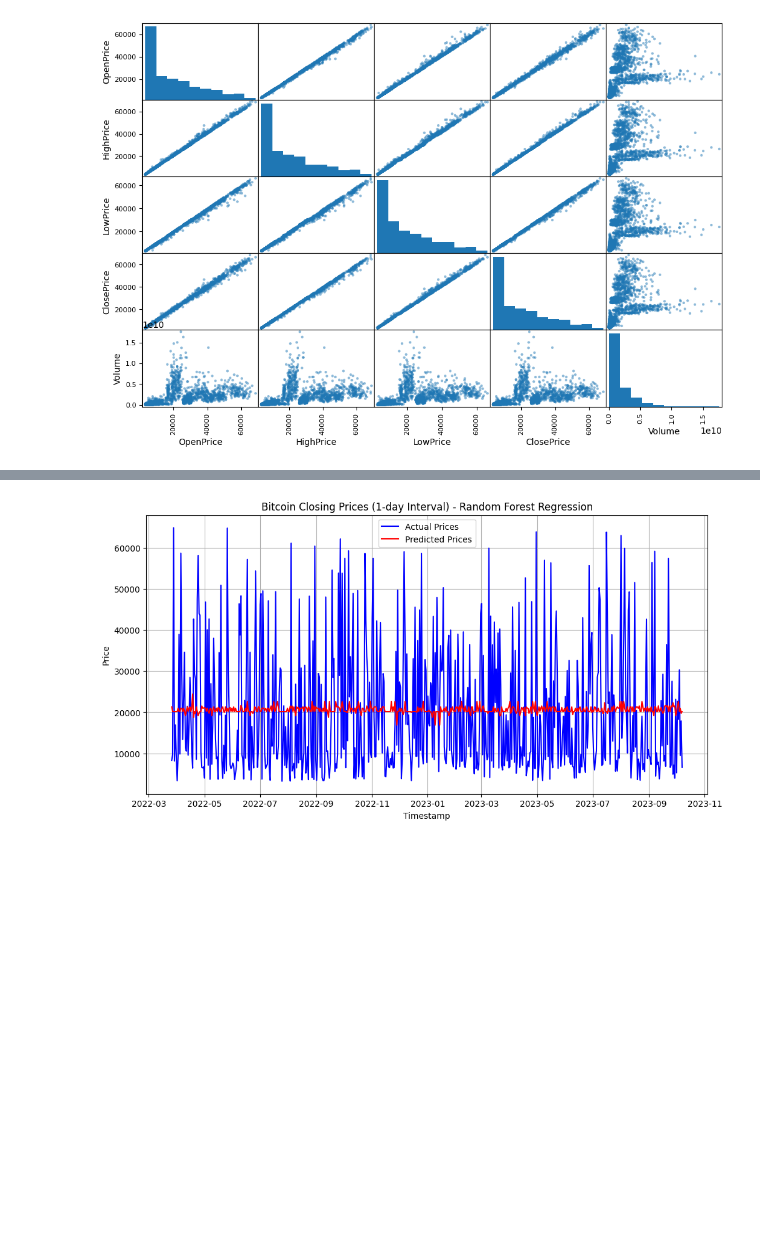
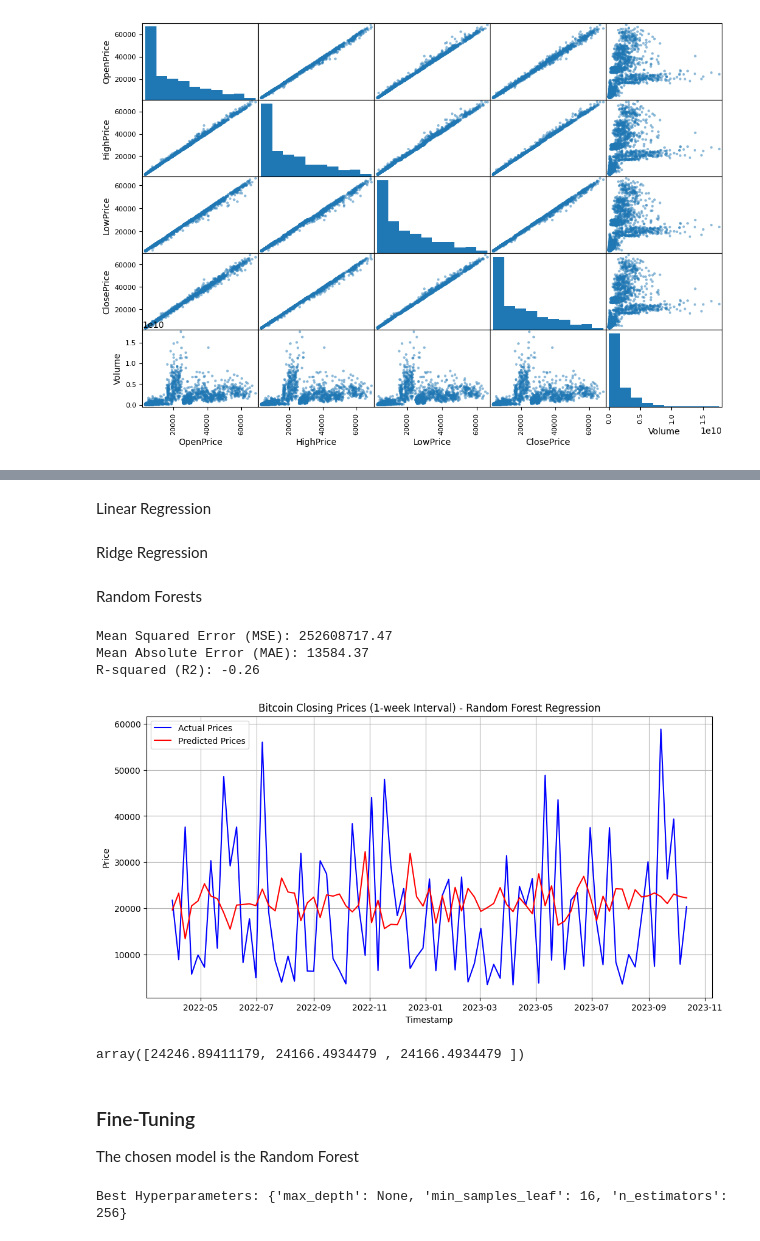
Before and after one commit to deeckn/bitcoin-predictions, a Jupyter notebook: main.ipynb, the cells around one changed output, grey strips where cells are left out. Saved outputs shown, nothing was run; the diff lists cells and outputs as text; code cells hidden in the pictures; blank space fills up the shorter version.

Commit message:
Random forests

```diff
--- a/main.ipynb
+++ b/main.ipynb
@@ -144,11 +148,18 @@ array([[<Axes: xlabel='OpenPrice', ylabel='OpenPrice'>,
+# %% [markdown]
+Linear Regression
+# %% [markdown]
+Ridge Regression
+# %% [markdown]
+Random Forests
 # %%
 from sklearn.ensemble import RandomForestRegressor
 
 RANDOM_STATE = 42
 # %%
 from sklearn.model_selection import train_test_split
+from sklearn.metrics import mean_squared_error, mean_absolute_error, r2_score
 
-def plot_price_predictions(title, interval_df, model, hyperparameters):
+def plot_price_predictions(title, interval_df, model):
     X = interval_df["CloseTimestamp"].values.astype(int).reshape(-1, 1)
     y = interval_df["ClosePrice"]
 
@@ -157,6 +168,14 @@ def plot_price_predictions(title, interval_df, model, hyperparameters):
     model.fit(X_train, y_train)
 
     y_pred = model.predict(X_test)
+
+    mse = mean_squared_error(y_test, y_pred)
+    mae = mean_absolute_error(y_test, y_pred)
+    r2 = r2_score(y_test, y_pred)
+
+    print(f'Mean Squared Error (MSE): {mse:.2f}')
+    print(f'Mean Absolute Error (MAE): {mae:.2f}')
+    print(f'R-squared (R2): {r2:.2f}')
 
     plt.figure(figsize=(12, 6))
     plt.plot(interval_df['CloseTimestamp'][-len(y_test):], y_test, color='blue', label='Actual Prices')
@@ -171,23 +190,61 @@ def plot_price_predictions(title, interval_df, model, hyperparameters):
     return model
 # %%
 hyperparameters = {
-    "n_estimators": 8,
-    "max_depth": 2,
+    "n_estimators": 256,
+    "max_depth": 8,
     "min_samples_leaf": 4,
 }
 
-random_forest_1d = RandomForestRegressor(
+random_forest_1w = RandomForestRegressor(
     n_estimators=hyperparameters.get('n_estimators'),
     max_depth=hyperparameters.get('max_depth'),
     min_samples_leaf=hyperparameters.get('min_samples_leaf'),
-    random_state=RANDOM_STATE
+    random_state=RANDOM_STATE,
+    n_jobs=-1
 )
 
-trained_random_forest_1d = plot_price_predictions(
-    "Bitcoin Closing Prices (1-day Interval) - Random Forest Regression",
-    interval_df_1d,
-    random_forest_1d,
-    hyperparameters
+trained_random_forest_1w = plot_price_predictions(
+    "Bitcoin Closing Prices (1-week Interval) - Random Forest Regression",
+    interval_df_1w,
+    random_forest_1w,
 )
 # %% [output]
+Mean Squared Error (MSE): 252608717.47
+Mean Absolute Error (MAE): 13584.37
+R-squared (R2): -0.26
-[figure, old version]
+[figure, new version]
+# %%
+prediction = trained_random_forest_1w.predict([[1696204799], [1696809599], [1697414399]])
+
+prediction
+# %% [output]
+array([24246.89411179, 24166.4934479 , 24166.4934479 ])
+# %% [markdown]
+### Fine-Tuning
+
+The chosen model is the Random Forest
+# %%
+from sklearn.model_selection import GridSearchCV
+
+X = interval_df_1w["CloseTimestamp"].values.astype(int).reshape(-1, 1)
+y = interval_df_1w["ClosePrice"]
+
+X_train, X_test, y_train, y_test = train_test_split(X, y, test_size=0.25, random_state=RANDOM_STATE)
+
+param_grid = {
+    'n_estimators': [8, 32, 64, 128, 256, 512],
+    'max_depth': [None, 8, 16, 32],
+    'min_samples_leaf': [1, 2, 4, 8, 16]
+}
+
+random_forest = RandomForestRegressor(random_state=42)
+
+grid_search = GridSearchCV(random_forest, param_grid, scoring='r2', n_jobs=-1)
+grid_search.fit(X_train, y_train)
+
+best_rf = grid_search.best_estimator_
+best_params = grid_search.best_params_
+
+print(f"Best Hyperparameters: {best_params}")
+# %% [output]
+Best Hyperparameters: {'max_depth': None, 'min_samples_leaf': 16, 'n_estimators': 256}
```
Also changed, not shown: parts of 13 cells of this notebook.
